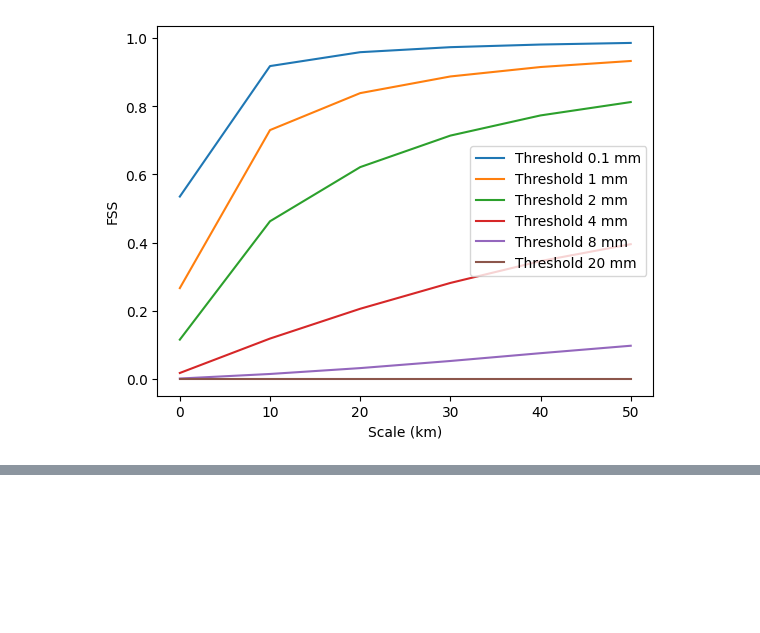
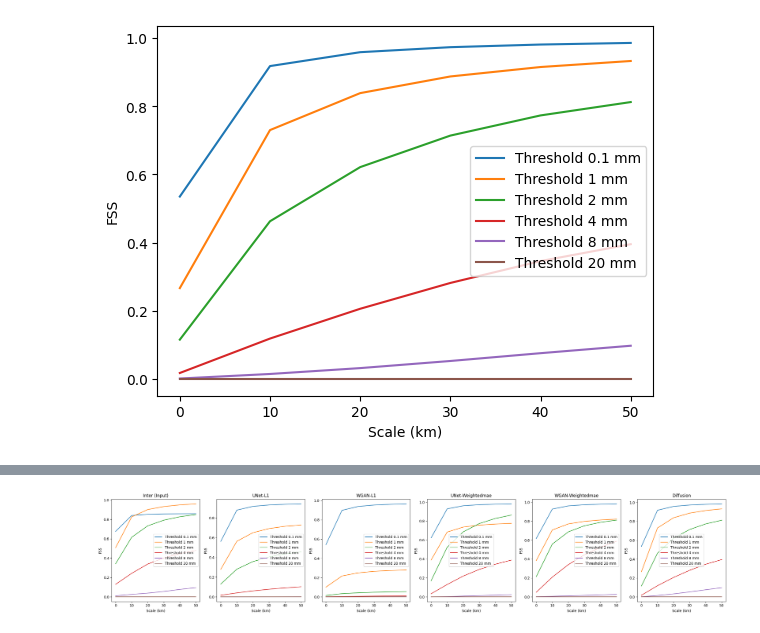
Before and after one commit to masak1112/precipitation_downscaling, a Jupyter notebook: precipitation_downscaling-bing_issue09_bias_correction/data_display.ipynb, the cells around one changed output, grey strips where cells are left out. Cells and saved outputs as stored; diff of their text form; code cells hidden in the pictures; blank space fills up the shorter version.

```diff
--- a/precipitation_downscaling-bing_issue09_bias_correction/data_display.ipynb
+++ b/precipitation_downscaling-bing_issue09_bias_correction/data_display.ipynb
@@ -74,0 +75,73 @@ plt.show()
+# %%
+import xarray as xr
+import numpy as np
+import matplotlib.pyplot as plt
+from pysteps.verification.spatialscores import fss
+
+""""
+ds_l1_unet = xr.open_dataset("/cpfs01/projects-HDD/cfff-4a8d9af84f66_HDD/public/ShiXiSheng/yzy/yzy_results/ex7_4_onestep_l1_nofc_aheadtop_10/prcp_downs_unet_year_2020.nc")
+ds_l1_wgan = xr.open_dataset("/cpfs01/projects-HDD/cfff-4a8d9af84f66_HDD/public/ShiXiSheng/yzy/yzy_results/ex31_3_onestepwgan_cri5_181_025_l1_aheadtop_10_180epoch/prcp_downs_wgan_year_2020.nc")
+ds_weightedmae_wgan = xr.open_dataset("/cpfs01/projects-HDD/cfff-4a8d9af84f66_HDD/public/ShiXiSheng/yzy/yzy_results/ex31_onestepwgan_cri5_181_025_weightmae_aheadtop_0.008_130epoch/prcp_downs_wgan_year_2020.nc")
+ds_weightedmae_unet = xr.open_dataset("/cpfs01/projects-HDD/cfff-4a8d9af84f66_HDD/public/ShiXiSheng/yzy/yzy_results/ex14_onestep_weightmae_aheadtop_0.008/prcp_downs_unet_year_2020.nc")
+ds_diffusion = xr.open_dataset("/cpfs01/projects-HDD/cfff-4a8d9af84f66_HDD/public/ShiXiSheng/yzy/yzy_results/ex61_onestepdiffusion_dividemax_minmaxnormlazie_timesteps250_l2_droptop_0.5_150epoch/corrected_prcp_downs_global.nc")
+"""
+
+models = {
+    "Inter (Input)": "/cpfs01/projects-HDD/cfff-4a8d9af84f66_HDD/public/ShiXiSheng/yzy/yzy_results/ex31_3_onestepwgan_cri5_181_025_l1_aheadtop_10_180epoch/prcp_downs_wgan_year_2020.nc",
+    "UNet-L1": "/cpfs01/projects-HDD/cfff-4a8d9af84f66_HDD/public/ShiXiSheng/yzy/yzy_results/ex7_4_onestep_l1_nofc_aheadtop_10/prcp_downs_unet_year_2020.nc",
+    "WGAN-L1": "/cpfs01/projects-HDD/cfff-4a8d9af84f66_HDD/public/ShiXiSheng/yzy/yzy_results/ex31_3_onestepwgan_cri5_181_025_l1_aheadtop_10_180epoch/prcp_downs_wgan_year_2020.nc",
+    "UNet-Weightedmae": "/cpfs01/projects-HDD/cfff-4a8d9af84f66_HDD/public/ShiXiSheng/yzy/yzy_results/ex14_onestep_weightmae_aheadtop_0.008/prcp_downs_unet_year_2020.nc",
+    "WGAN-Weightedmae": "/cpfs01/projects-HDD/cfff-4a8d9af84f66_HDD/public/ShiXiSheng/yzy/yzy_results/ex31_onestepwgan_cri5_181_025_weightmae_aheadtop_0.008_130epoch/prcp_downs_wgan_year_2020.nc",
+    "Diffusion": "/cpfs01/projects-HDD/cfff-4a8d9af84f66_HDD/public/ShiXiSheng/yzy/yzy_results/ex61_onestepdiffusion_dividemax_minmaxnormlazie_timesteps250_l2_droptop_0.5_150epoch/corrected_prcp_downs_global.nc",
+}
+
+# 阈值和尺度
+thresholds = [0.1, 1, 2, 4, 8, 20]
+radii = [0, 10, 20, 30, 40, 50]
+
+fig, axes = plt.subplots(1, 6, figsize=(25, 5))
+
+# 遍历模型，计算FSS并绘图
+for i, (model_name, model_path) in enumerate(models.items()):
+    # 加载数据集
+    ds = xr.open_dataset(model_path)
+
+    # 根据模型名称选择不同的输入数据变量
+    if model_name == "Inter (Input)":
+        y_pred_np = ds['inter'].values  # 输入数据 (预测值)
+    elif model_name == "Diffusion":
+        y_pred_np = ds['fcst_corrected'].values  # 输入数据 (预测值)
+    else:
+        y_pred_np = ds['fcst'].values  # 默认输入数据 (预测值)
+
+    tar_np = ds['hr'].values  # 目标数据 (实际值)
+
+    # 重新调整数据形状
+    tar_np = tar_np.reshape(tar_np.shape[1], -1)
+    y_pred_np = y_pred_np.reshape(y_pred_np.shape[1], -1)
+
+    # 计算FSS
+    fss_scores = {thresh: [] for thresh in thresholds}
+    for radius in radii:
+        for thresh in thresholds:
+            fss_value = fss(y_pred_np, tar_np, thresh, scale=radius)
+            fss_scores[thresh].append(fss_value)
+
+    # 获取当前的子图
+    ax = axes[i]
+
+    # 绘制FSS曲线
+    for thresh in thresholds:
+        ax.plot(radii, fss_scores[thresh], label=f'Threshold {thresh} mm')
+
+    # 设置标题和标签
+    ax.set_title(model_name)
+    ax.set_xlabel('Scale (km)')
+    ax.set_ylabel('FSS')
+    ax.legend()
+
+# 调整布局
+plt.tight_layout()
+plt.show()
+# %% [output]
+[figure, added]
```
Also changed, not shown: parts of 2 cells of this notebook, 12 other files.
